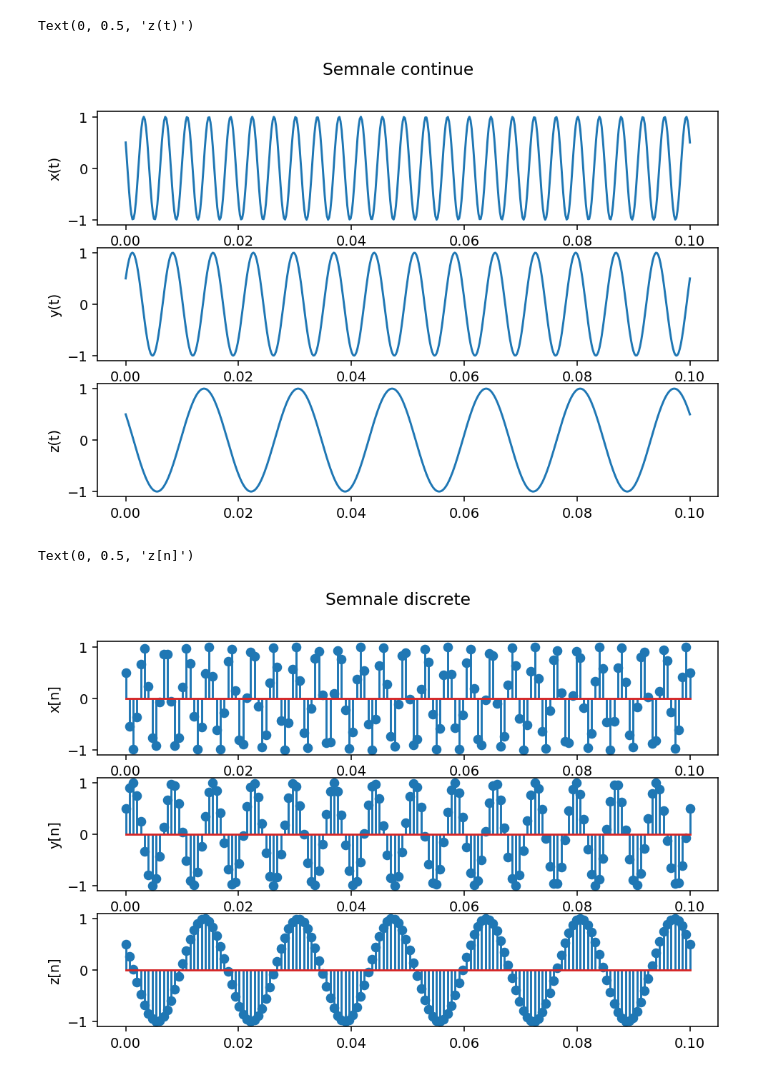
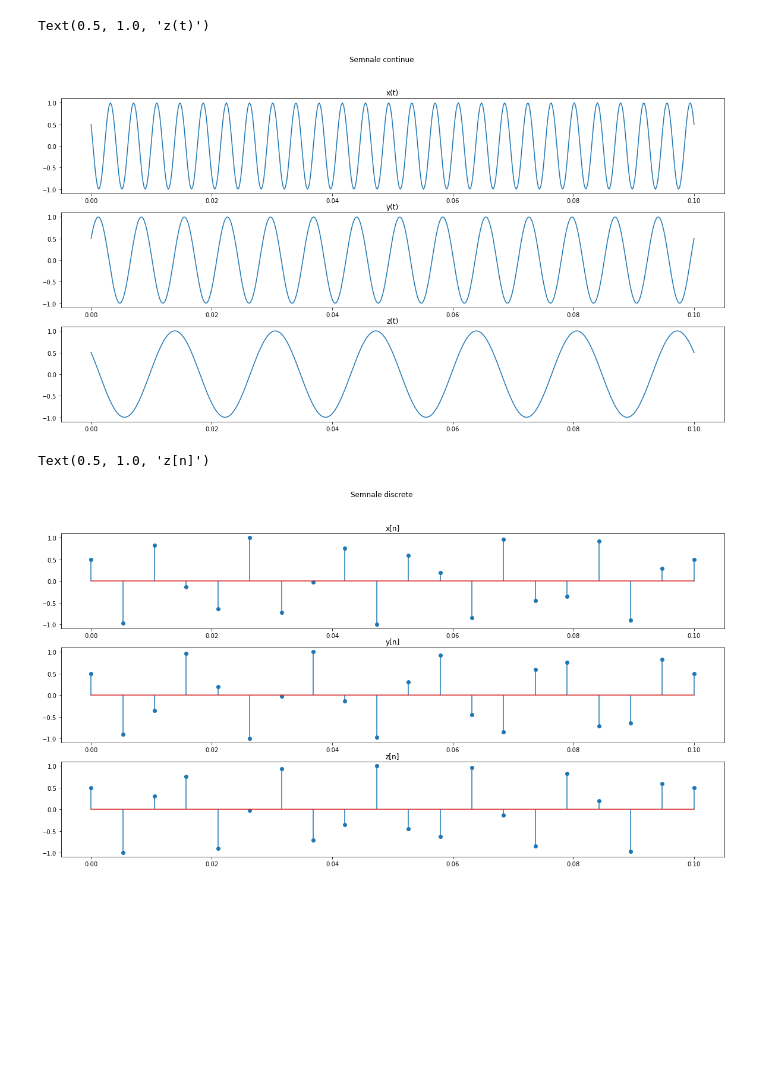
Before and after one commit to TomaBlogu/proc-sem, a Jupyter notebook: lab1/ex1.ipynb, the cells around one changed output. Saved outputs shown, nothing was run; the diff lists cells and outputs as text; code cells hidden in the pictures; blank space fills up the shorter version.

```diff
--- a/lab1/ex1.ipynb
+++ b/lab1/ex1.ipynb
@@ -8,32 +8,38 @@ z = lambda t: np.cos(120 * np.pi * t + np.pi / 3)
 # %%
 # a + b
 
 interval = np.linspace(0, 0.1, 500)
 fig, axs = plt.subplots(3)
 fig.suptitle("Semnale continue")
 axs[0].plot(interval, x(interval))
 axs[1].plot(interval, y(interval))
 axs[2].plot(interval, z(interval))
 
-axs[0].set_ylabel("x(t)")
-axs[1].set_ylabel("y(t)")
-axs[2].set_ylabel("z(t)")
+fig.set_figheight(10)
+fig.set_figwidth(20)
+
+axs[0].set_title("x(t)")
+axs[1].set_title("y(t)")
+axs[2].set_title("z(t)")
 # %% [output]
-Text(0, 0.5, 'z(t)')
+Text(0.5, 1.0, 'z(t)')
-[figure, old version]
+[figure, new version]
 # %%
 # c
 
-interval = np.linspace(0, 0.1, 150)
+interval = np.linspace(0, 0.1, 20)
 fig, axs = plt.subplots(3)
 fig.suptitle("Semnale discrete")
 axs[0].stem(interval, x(interval))
 axs[1].stem(interval, y(interval))
 axs[2].stem(interval, z(interval))
 
-axs[0].set_ylabel("x[n]")
-axs[1].set_ylabel("y[n]")
-axs[2].set_ylabel("z[n]")
+fig.set_figheight(10)
+fig.set_figwidth(20)
+
+axs[0].set_title("x[n]")
+axs[1].set_title("y[n]")
+axs[2].set_title("z[n]")
 # %% [output]
-Text(0, 0.5, 'z[n]')
+Text(0.5, 1.0, 'z[n]')
-[figure, old version]
+[figure, new version]
```
Also changed, not shown: 8 other files.
